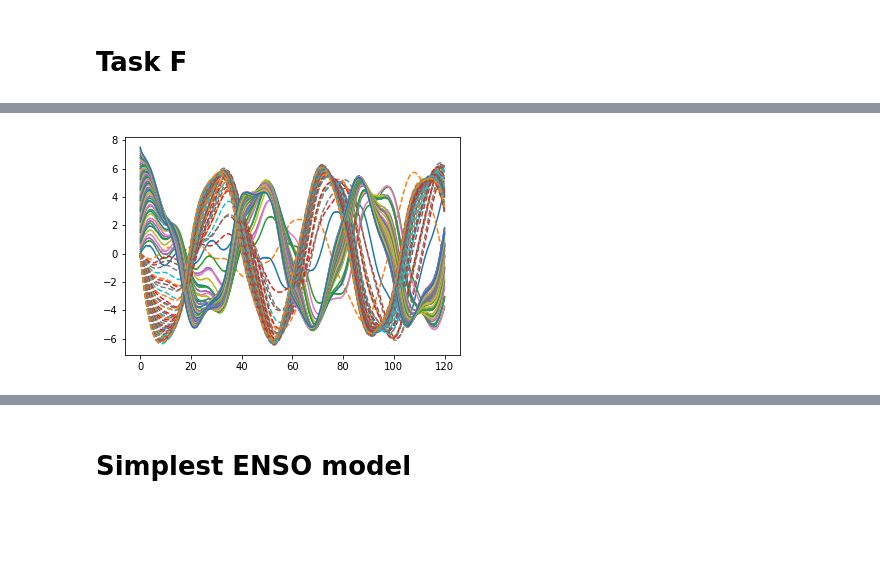
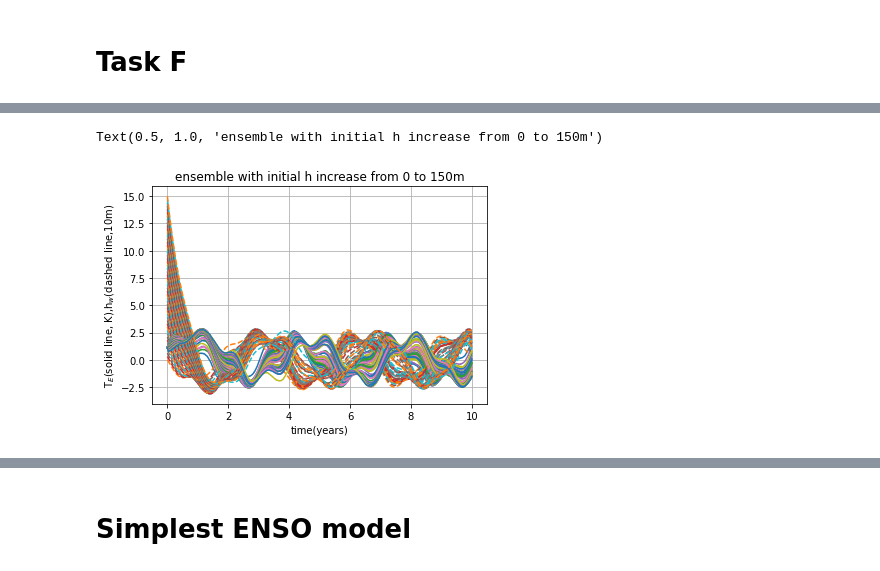
Before and after one commit to oceanography-rookie/SOAC_github, a Jupyter notebook: ENSO.ipynb, the cells around one changed output, grey strips where cells are left out. Saved outputs shown, nothing was run; the diff lists cells and outputs as text; code cells hidden in the pictures; blank space fills up the shorter version.

```diff
--- a/ENSO.ipynb
+++ b/ENSO.ipynb
@@ -89,12 +82,0 @@ Text(0, 0.5, 'h$_w$')
-# %%
-times = np.zeros_like(freqs)
-
-for i in range(len(freqs)):
-    if freqs[i] < 1e-9:
-        times[i] = 0
-    else:
-        times[i] = 1/freqs[i]
-# %%
-for i in range(len(freqs)):
-    if freqs[i] < 1e-9:
-        print(i)
@@ -350,38 +584,43 @@ h=h0
 mu=0.75
 b=b0*mu
 R=gama * b - c
-epsilon=0.1
+epsilon=0.6
 f_ann=0.1
 f_ran=0.1
 tao=12*30/60 # 12 months.  must divide this by 2 months to non-dimensional
 
 time =120*30/60  #total time 240 months non-dimensionalise by 2 months
 dt = 1/60 # time step 1 day and also non-dimensionalise by 2 months(60 days)
 T_arr, h_arr =[],[]
 n = int(time/dt)# total number of time steps
 xlim = np.linspace(0,time,n)
 
 
 for j in range(51):
     T_arr, h_arr =[],[]
-    T=(0.15*j)/7.5  # range from 0 to 7.5K
+    #T=(0.15*j)/7.5  # range from 0 to 7.5K
     #T= (1.125 + (2*random.random()-1)*0.5*1.125)/7.5#fluctuate +- 50% of 1.125K  # 1.125/7.5
     #h= (10 + (2*random.random()-1)*0.5*10)/150  #luctuate +- 50% of 10 meters   # 0
-    h=0
+    #h=0
 
 
-    #T=1.125/7.5
-    #h=(3*j)/150
+    T=1.125/7.5
+    h=(3*j)/150
 
     for i in range(0, n ):
         w=(2*random.random()-1)
         xi = f_ann * np.cos(2*np.pi * (i+1) /60/tao) + f_ran*w
         #print(xi)
         T_arr.append(T)
         h_arr.append(h)
         T,h = rungeKutta(T,h)
 
-    plt.plot(xlim*2, np.array(T_arr)*7.5, label="T$_E$")
-    plt.plot(xlim*2, np.array(h_arr)*15,'--',label="h$_w$")
+    plt.plot(xlim*2/12, np.array(T_arr)*7.5, label="T$_E$")
+    plt.plot(xlim*2/12, np.array(h_arr)*15,'--',label="h$_w$")
+plt.xlabel("time(years)")
+plt.ylabel("T$_E$(solid line, K),h$_w$(dashed line,10m)")
+plt.grid()
+plt.title("ensemble with initial h increase from 0 to 150m")
 # %% [output]
+Text(0.5, 1.0, 'ensemble with initial h increase from 0 to 150m')
-[figure, old version]
+[figure, new version]
```
Also changed, not shown: parts of 46 cells of this notebook.
